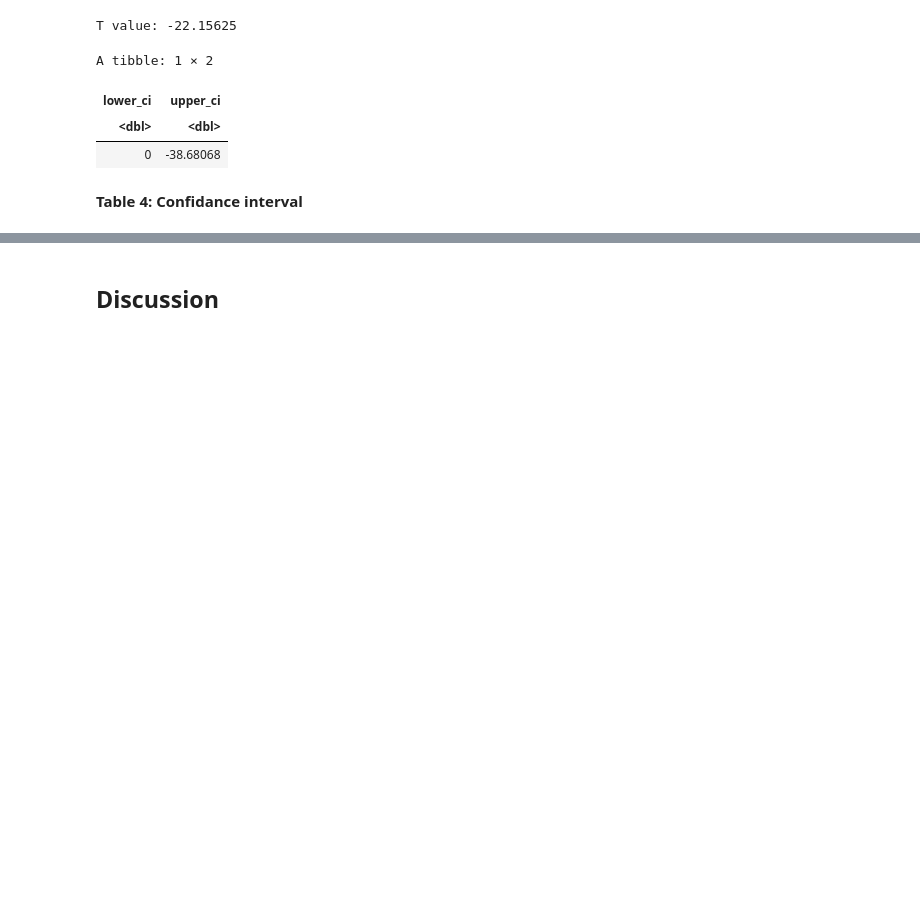
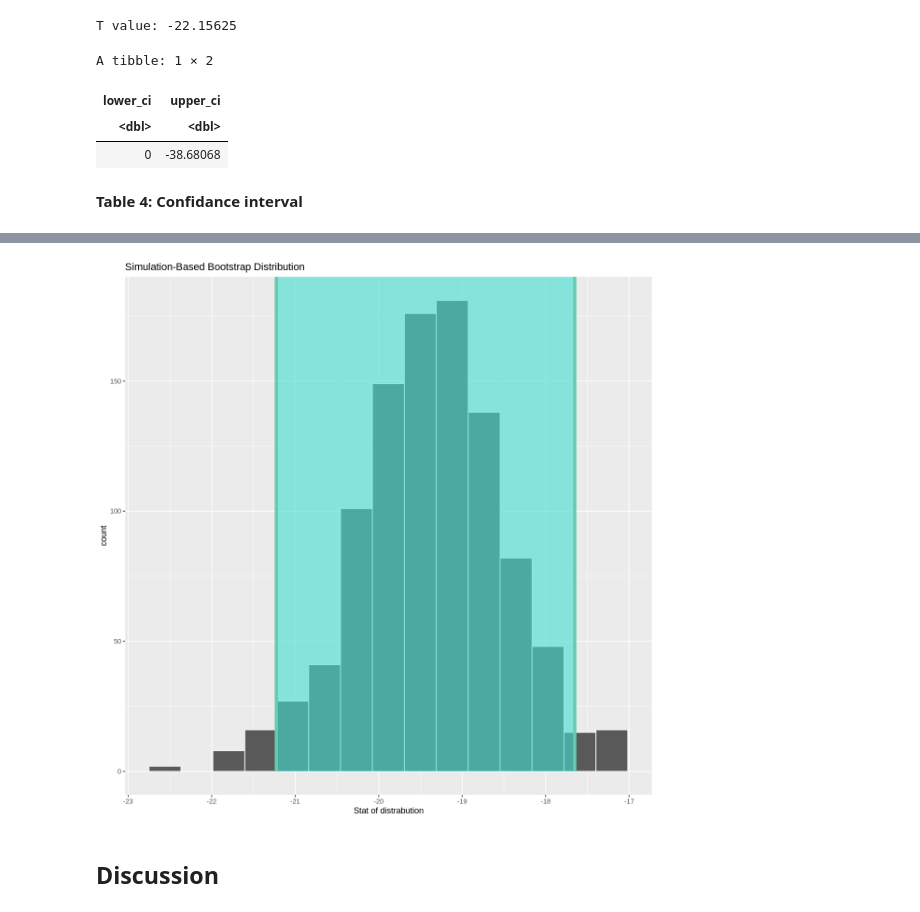
Before and after one commit to GWilliam02/STAT201-Project, a Jupyter notebook: final_report.ipynb, the cells around one changed output, grey strips where cells are left out. Saved outputs shown, nothing was run; the diff lists cells and outputs as text; code cells hidden in the pictures; blank space fills up the shorter version.

Commit message:
added bootstrap ci

```diff
--- a/final_report.ipynb
+++ b/final_report.ipynb
@@ -175,3 +193,10 @@ A tibble: 1 × 2
 | 0 | -38.68068 |
 # %% [markdown]
 **Table 4: Confidance interval**
+# %%
+null_model_wage <- employment_clean |>
+                    specify(formula = hourly_wage ~ age_group) |>
+                    generate(reps = 1000, type = "bootstrap") |>
+                    calculate(stat = "diff in means")
+
+head(null_model_wage)
@@ -177,0 +215,5 @@ A tibble: 1 × 2
+# %%
+bootstrap_ci <-
+    null_model_wage %>%
+    summarise(lower_ci = quantile(stat,0.025), upper_ci = quantile(stat,0.975))
+bootstrap_ci
@@ -178,3 +225,12 @@ A tibble: 1 × 2
+# %%
+bootstrap_plot <-
+    null_model_wage %>%
+    visualize() +
+    shade_confidence_interval(bootstrap_ci)+
+    xlab("Stat of distrabution")
+bootstrap_plot
+# %% [output]
+[figure, added]
 # %% [markdown]
 ## Discussion ##
 # %%
```
Also changed, not shown: parts of 7 cells of this notebook, 1 other file.
